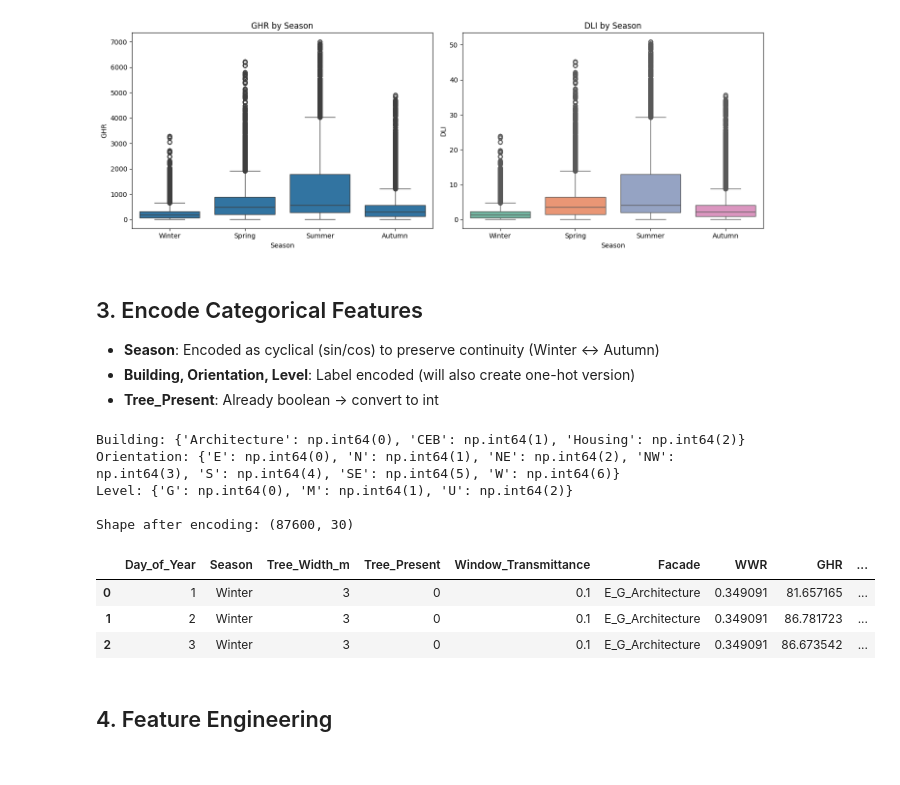
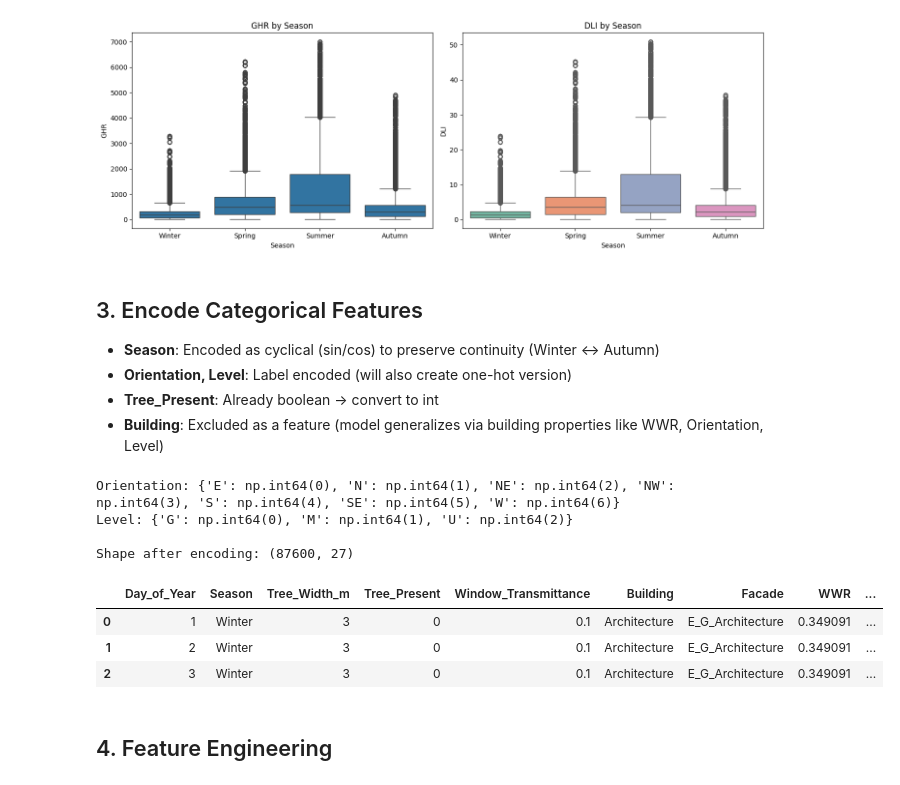
Before and after one commit to OmerFarukMerey/eCAADe2026-A-Serious-Game-Framework-for-Daylight-Driven-Indoor-Farming-Paper-Code, a Jupyter notebook: notebooks/preprocessing.ipynb, the cells around one changed output. Saved outputs shown, nothing was run; the diff lists cells and outputs as text; code cells hidden in the pictures.

```diff
--- a/notebooks/preprocessing.ipynb
+++ b/notebooks/preprocessing.ipynb
@@ -98,7 +104,7 @@ dtype: int64
 # %%
 print("--- Unique Values per Categorical Column ---")
 cat_cols = ["Season", "Tree_Width_m", "Tree_Present", "Window_Transmittance",
-            "Building", "Orientation", "Level"]
+            "Orientation", "Level"]
 for col in cat_cols:
     print(f"  {col}: {df[col].unique()}")
 # %% [output]
@@ -149,49 +154,52 @@ plt.show()
 # %% [markdown]
 ## 3. Encode Categorical Features
 
-- **Season**: Encoded as cyclical (sin/cos) to preserve continuity (Winter ↔ Autumn)
-- **Building, Orientation, Level**: Label encoded (will also create one-hot version)
-- **Tree_Present**: Already boolean → convert to int
+- **Season**: Encoded as cyclical (sin/cos) to preserve continuity (Winter <-> Autumn)
+- **Orientation, Level**: Label encoded (will also create one-hot version)
+- **Tree_Present**: Already boolean -> convert to int
+- **Building**: Excluded as a feature (model generalizes via building properties like WWR, Orientation, Level)
 # %%
 df_proc = df.copy()
 
 # --- Boolean to int ---
 df_proc["Tree_Present"] = df_proc["Tree_Present"].astype(int)
 
 # --- Cyclical encoding for Day_of_Year ---
 df_proc["Day_sin"] = np.sin(2 * np.pi * df_proc["Day_of_Year"] / 365)
 df_proc["Day_cos"] = np.cos(2 * np.pi * df_proc["Day_of_Year"] / 365)
 
 # --- Season cyclical encoding ---
 season_map = {"Winter": 0, "Spring": 1, "Summer": 2, "Autumn": 3}
 df_proc["Season_num"] = df_proc["Season"].map(season_map)
 df_proc["Season_sin"] = np.sin(2 * np.pi * df_proc["Season_num"] / 4)
 df_proc["Season_cos"] = np.cos(2 * np.pi * df_proc["Season_num"] / 4)
 
 # --- Label encode categoricals ---
+# Note: Building is excluded — the model should generalize to new buildings
+# using building *properties* (WWR, Orientation, Level, Window_Transmittance, Tree params)
+# rather than building *identity*.
 label_encoders = {}
-for col in ["Building", "Orientation", "Level"]:
+for col in ["Orientation", "Level"]:
     le = LabelEncoder()
     df_proc[f"{col}_enc"] = le.fit_transform(df_proc[col])
     label_encoders[col] = le
     print(f"{col}: {dict(zip(le.classes_, le.transform(le.classes_)))}")
 
 # --- One-hot encode for tree-based models ---
-df_proc = pd.get_dummies(df_proc, columns=["Building", "Orientation", "Level"],
-                          prefix=["Bld", "Ori", "Lvl"], dtype=int)
+df_proc = pd.get_dummies(df_proc, columns=["Orientation", "Level"],
+                          prefix=["Ori", "Lvl"], dtype=int)
 
 print(f"\nShape after encoding: {df_proc.shape}")
 df_proc.head(3)
 # %% [output]
-Building: {'Architecture': np.int64(0), 'CEB': np.int64(1), 'Housing': np.int64(2)}
 Orientation: {'E': np.int64(0), 'N': np.int64(1), 'NE': np.int64(2), 'NW': np.int64(3), 'S': np.int64(4), 'SE': np.int64(5), 'W': np.int64(6)}
 Level: {'G': np.int64(0), 'M': np.int64(1), 'U': np.int64(2)}
 
-Shape after encoding: (87600, 30)
+Shape after encoding: (87600, 27)
-|  | Day_of_Year | Season | Tree_Width_m | Tree_Present | Window_Transmittance | Facade | WWR | GHR | ... |
-| 0 | 1 | Winter | 3 | 0 | 0.1 | E_G_Architecture | 0.349091 | 81.657165 | ... |
-| 1 | 2 | Winter | 3 | 0 | 0.1 | E_G_Architecture | 0.349091 | 86.781723 | ... |
-| 2 | 3 | Winter | 3 | 0 | 0.1 | E_G_Architecture | 0.349091 | 86.673542 | ... |
+|  | Day_of_Year | Season | Tree_Width_m | Tree_Present | Window_Transmittance | Building | Facade | WWR | ... |
+| 0 | 1 | Winter | 3 | 0 | 0.1 | Architecture | E_G_Architecture | 0.349091 | ... |
+| 1 | 2 | Winter | 3 | 0 | 0.1 | Architecture | E_G_Architecture | 0.349091 | ... |
+| 2 | 3 | Winter | 3 | 0 | 0.1 | Architecture | E_G_Architecture | 0.349091 | ... |
 # %% [markdown]
 ## 4. Feature Engineering
 # %%
```
Also changed, not shown: parts of 8 cells of this notebook, 6 other files.
